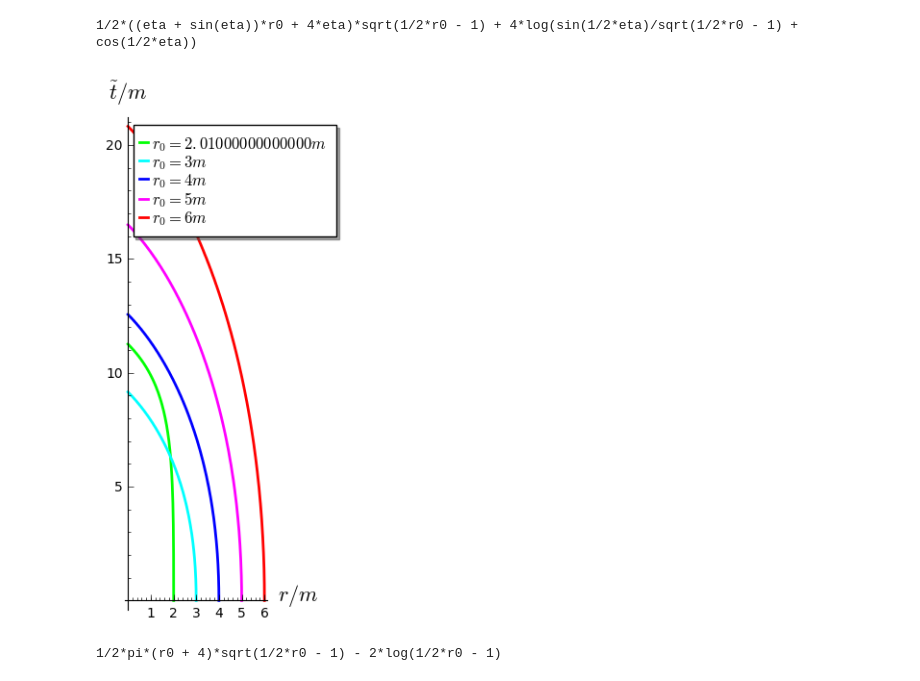
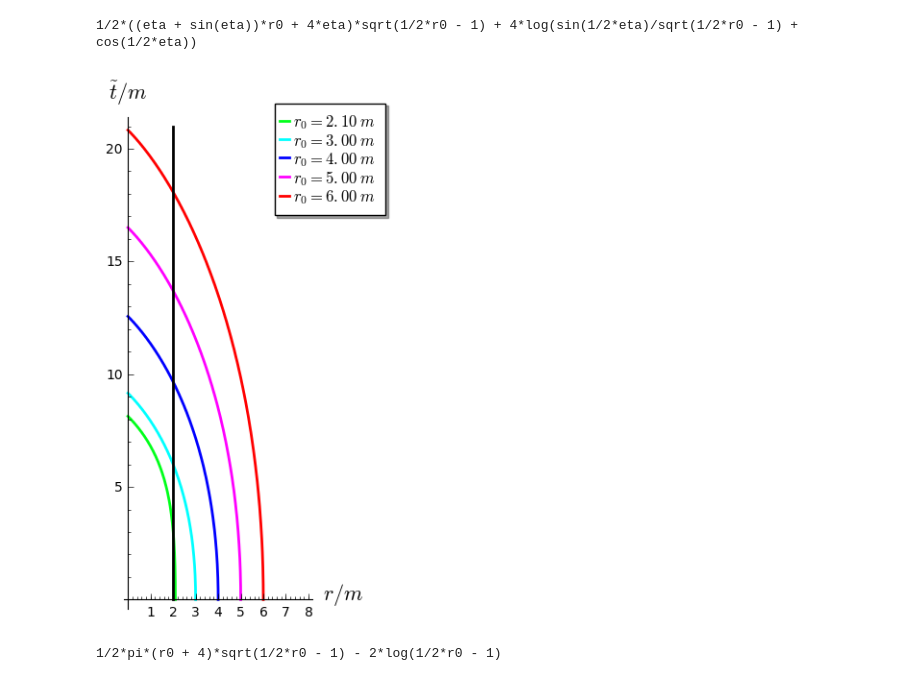
Before and after one commit to egourgoulhon/BHLectures, a Jupyter notebook: sage/ges_radial_free_fall.ipynb, the cells around one changed output. Saved outputs shown, nothing was run; the diff lists cells and outputs as text; code cells hidden in the pictures.

```diff
--- a/sage/ges_radial_free_fall.ipynb
+++ b/sage/ges_radial_free_fall.ipynb
@@ -43,6 +43,6 @@ t
 # %% [markdown]
 We force some obvious simplification by
 # %%
-t = t*sqrt(2*r0-4)/2/sqrt(r0/2-1)
+t = (t*sqrt(2*r0-4)/2/sqrt(r0/2-1)).simplify_full()
 t
 # %% [output]
@@ -50,7 +50,7 @@ t
 # %% [markdown]
 We note that, given the range of $u$, the argument of the logarithm is negative; let us enforce $\ln|x|$ as the primitve of $1/x$ instead of $\ln x$ or $\ln(-x)$:
 # %%
-x = t.operands()[2].operands()[0].operands()[0]
+x = t.operands()[1].operands()[0].operands()[0]
 x
 # %% [output]
 -(sqrt(2*r0 - 4)*cos(u) - 2*sin(u))/(sqrt(2*r0 - 4)*cos(u) + 2*sin(u))
@@ -86,14 +86,14 @@ r
 # %% [output]
 1/2*r0*(cos(eta) + 1)
 # %%
-r0_values = [2.01, 3, 4, 5, 6]
+r0_values = [2.1, 3, 4, 5, 6]
 graph = Graphics()
 for r0_val in r0_values:
     tau1 = tau.subs({r0: r0_val})
     r1 = r.subs({r0: r0_val})
     graph += parametric_plot((tau1, r1), (eta, 0, pi), aspect_ratio=1,
                              color=hue(r0_val/6), thickness=2,
-                             legend_label="$r_0 = {}m$".format(r0_val),
+                             legend_label="$r_0 = {:.2f}\\; m$".format(float(r0_val)),
                              axes_labels=[r'$\tau/m$', r'$r/m$'])
 graph
 # %% [output]
@@ -107,7 +107,7 @@ for r0_val in r0_values:
     r1 = r.subs({r0: r0_val})
     graph += parametric_plot((t1, r1), (eta, 0, pi), aspect_ratio=1,
                              color=hue(r0_val/6), thickness=2,
-                             legend_label="$r_0 = {}m$".format(r0_val),
+                             legend_label="$r_0 = {:.2f}\\; m$".format(float(r0_val)),
                              axes_labels=[r'$t/m$', r'$r/m$'])
 graph
 # %% [output]
@@ -123,15 +123,16 @@ ti
 # %%
 graph = Graphics()
 for r0_val in r0_values:
     ti1 = ti.subs({r0: r0_val})
     r1 = r.subs({r0: r0_val})
-    graph += parametric_plot((r1, ti1), (eta, 0, pi), aspect_ratio=1,
+    graph += parametric_plot((r1, ti1), (eta, 0, pi),
                              color=hue(r0_val/6), thickness=2,
-                             legend_label="$r_0 = {}m$".format(r0_val),
+                             legend_label="$r_0 = {:.2f}\\; m$".format(float(r0_val)),
                              axes_labels=[r'$r/m$', r'$\tilde{t}/m$'])
-graph
+graph += line([(2,0), (2, 21)], thickness=2, color='black')
+show(graph, xmin=0, xmax=8, legend_loc=(0.8,0.8), aspect_ratio=1)
 # %% [output]
-[figure, old version]
+[figure, new version]
 # %%
 tif = 2*(pi*sqrt(r0/2-1)*(r0/4+1) - ln(r0/2-1))
 tif
```
Also changed, not shown: parts of 11 cells of this notebook, 1 other file.
